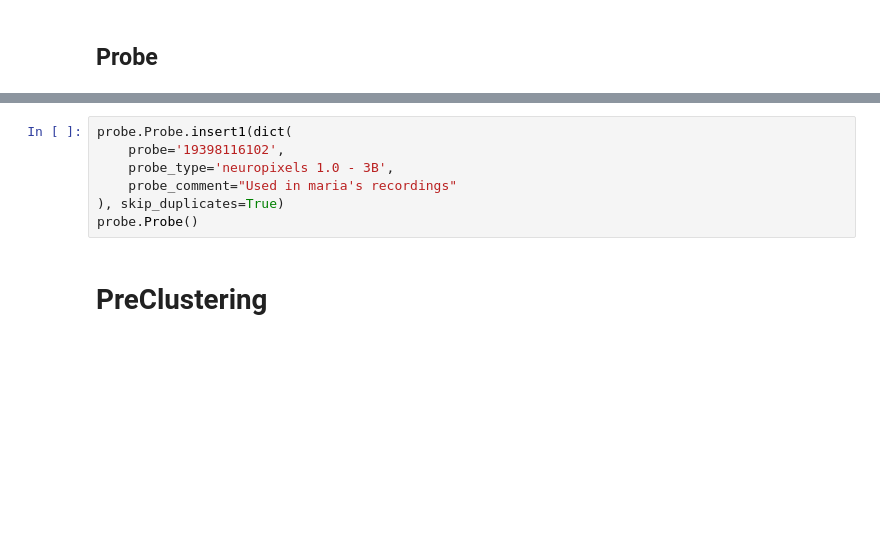
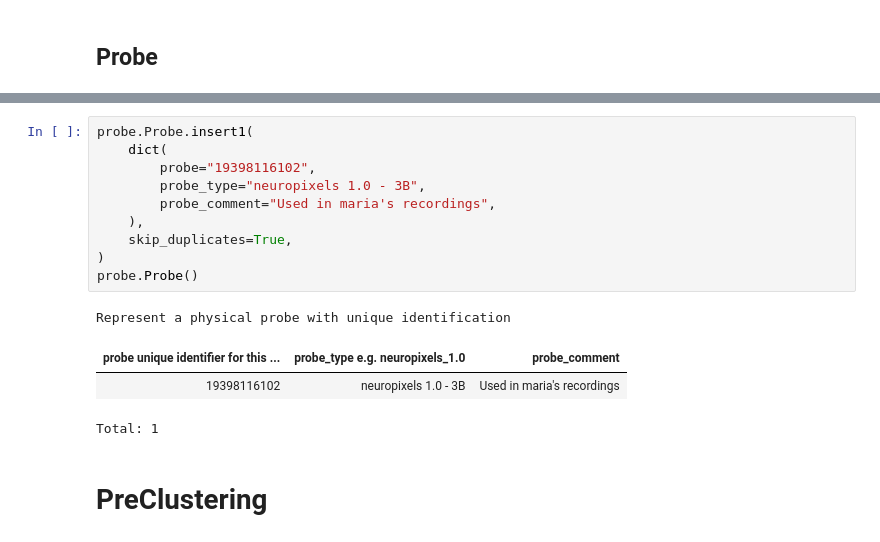
Before and after one commit to atlab/neuropixel-pipeline, a Jupyter notebook: notebooks/populate_test.ipynb, the cells around one changed output, grey strips where cells are left out. Cells and saved outputs as stored; diff of their text form; blank space fills up the shorter version.

```diff
--- a/notebooks/populate_test.ipynb
+++ b/notebooks/populate_test.ipynb
@@ -27,10 +45,18 @@ probe.ProbeType()
 # %%
-probe.Probe.insert1(dict(
-    probe='19398116102',
-    probe_type='neuropixels 1.0 - 3B',
-    probe_comment="Used in maria's recordings"
-), skip_duplicates=True)
+probe.Probe.insert1(
+    dict(
+        probe="19398116102",
+        probe_type="neuropixels 1.0 - 3B",
+        probe_comment="Used in maria's recordings",
+    ),
+    skip_duplicates=True,
+)
 probe.Probe()
+# %% [output]
+Represent a physical probe with unique identification
+| probe unique identifier for this ... | probe_type e.g. neuropixels_1.0 | probe_comment |
+| 19398116102 | neuropixels 1.0 - 3B | Used in maria's recordings |
+Total: 1
 # %% [markdown]
 # PreClustering
 # %%
```
Also changed, not shown: parts of 25 cells of this notebook, 16 other files.
